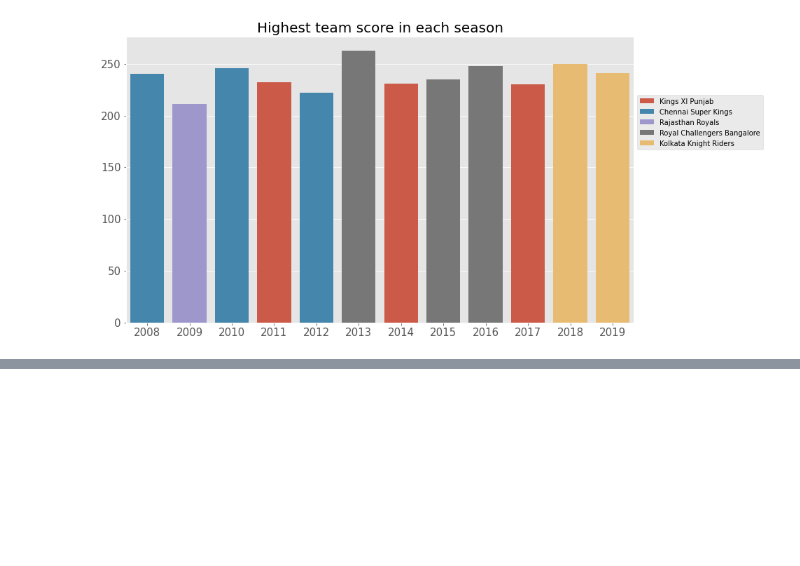
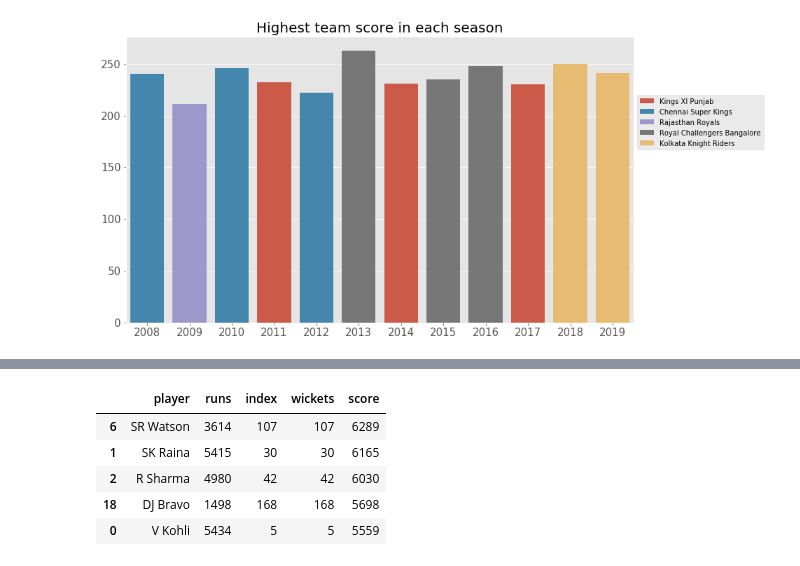
Before and after one commit to sakshamj74/IPL-Analysis, a Jupyter notebook: Deliveries.ipynb, the cells around one changed output, grey strips where cells are left out. Saved outputs shown, nothing was run; the diff lists cells and outputs as text; code cells hidden in the pictures; blank space fills up the shorter version.

```diff
--- a/Deliveries.ipynb
+++ b/Deliveries.ipynb
@@ -263,0 +309,13 @@ RR Pant's Strike rate = 137.12944646508535
+# %%
+#score=runs+25*wickets
+all_rounders=pd.merge(top_batsmen, best_bowlers, how='inner')
+all_rounders['score']=all_rounders['runs']+25*all_rounders['wickets']
+all_rounders = all_rounders.sort_values(by='score', ascending=False)[:5]
+all_rounders
+# %% [output]
+|  | player | runs | index | wickets | score |
+| 6 | SR Watson | 3614 | 107 | 107 | 6289 |
+| 1 | SK Raina | 5415 | 30 | 30 | 6165 |
+| 2 | R Sharma | 4980 | 42 | 42 | 6030 |
+| 18 | DJ Bravo | 1498 | 168 | 168 | 5698 |
+| 0 | V Kohli | 5434 | 5 | 5 | 5559 |
```
Also changed, not shown: parts of 10 cells of this notebook.
